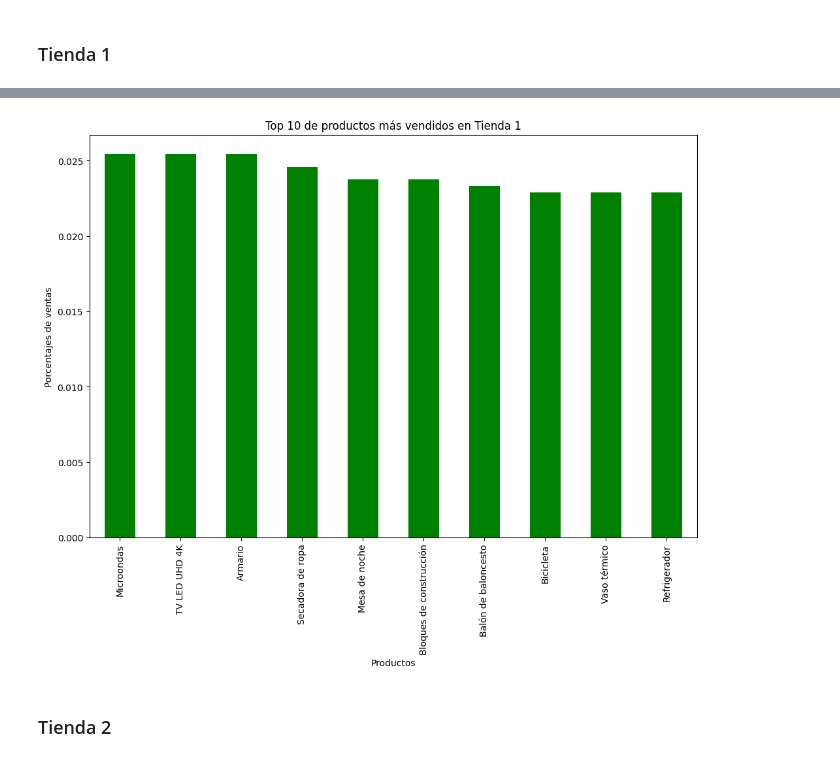
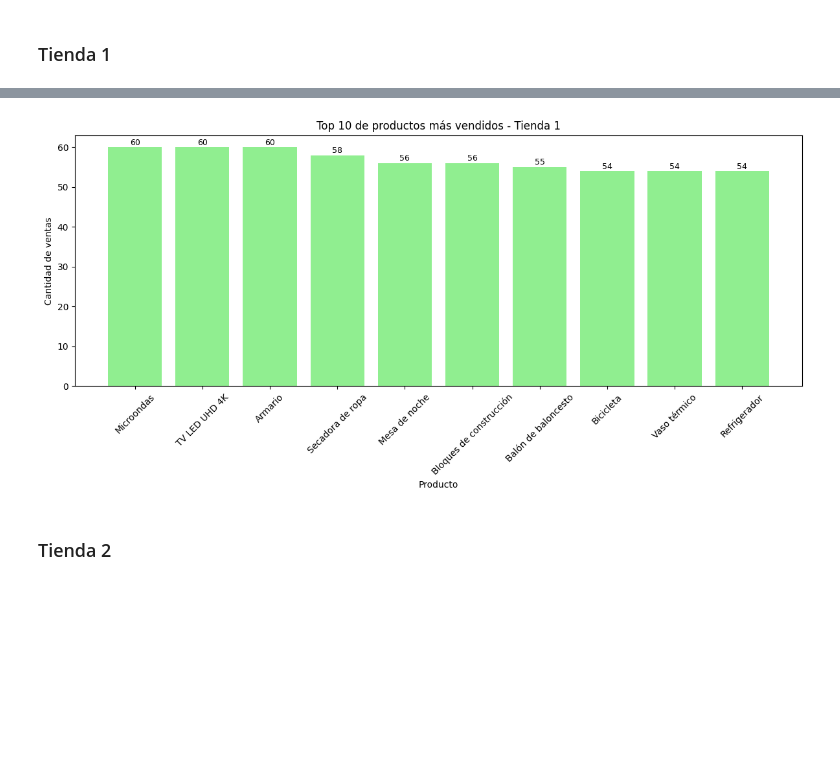
Before and after one commit to yaramirezte/Python-para-Data-Science-Challenge-AluraStore, a Jupyter notebook: AluraStoreLatam.ipynb, the cells around one changed output, grey strips where cells are left out. Saved outputs shown, nothing was run; the diff lists cells and outputs as text; code cells hidden in the pictures; blank space fills up the shorter version.

```diff
--- a/AluraStoreLatam.ipynb
+++ b/AluraStoreLatam.ipynb
@@ -570,8 +478,24 @@ dtype: int64
-# %%
-top10_masvendidos_tienda1= tienda1.Producto.value_counts(normalize=True).head(10)
-top10_masvendidos_tienda1.plot(kind='bar', figsize=(12,8),color='green',title='Top 10 de productos más vendidos en Tienda 1', xlabel='Productos',ylabel='Porcentajes de ventas')
-plt.show()
-# %% [output]
-[figure, removed]
+# %%
+import matplotlib.pyplot as plt
+
+# Top 10 más vendidos
+top10_masvendidos_tienda1 = tienda1['Producto'].value_counts().head(10)
+
+# Gráfico vertical
+plt.figure(figsize=(12,6))
+plt.bar(top10_masvendidos_tienda1.index, top10_masvendidos_tienda1.values, color='lightgreen')
+plt.xlabel('Producto')
+plt.ylabel('Cantidad de ventas')
+
+# Etiquetas encima de cada barra
+for i, v in enumerate(top10_masvendidos_tienda1.values):
+    plt.text(i, v + max(top10_masvendidos_tienda1.values)*0.01, str(v), ha='center', fontsize=9)
+
+plt.title('Top 10 de productos más vendidos - Tienda 1')
+plt.xticks(rotation=45)  # Gira los nombres de productos si son largos
+plt.tight_layout()
+plt.show()
+# %% [output]
+[figure, added]
 # %% [markdown]
 ### Tienda 2
```
Also changed, not shown: parts of 45 cells of this notebook.
